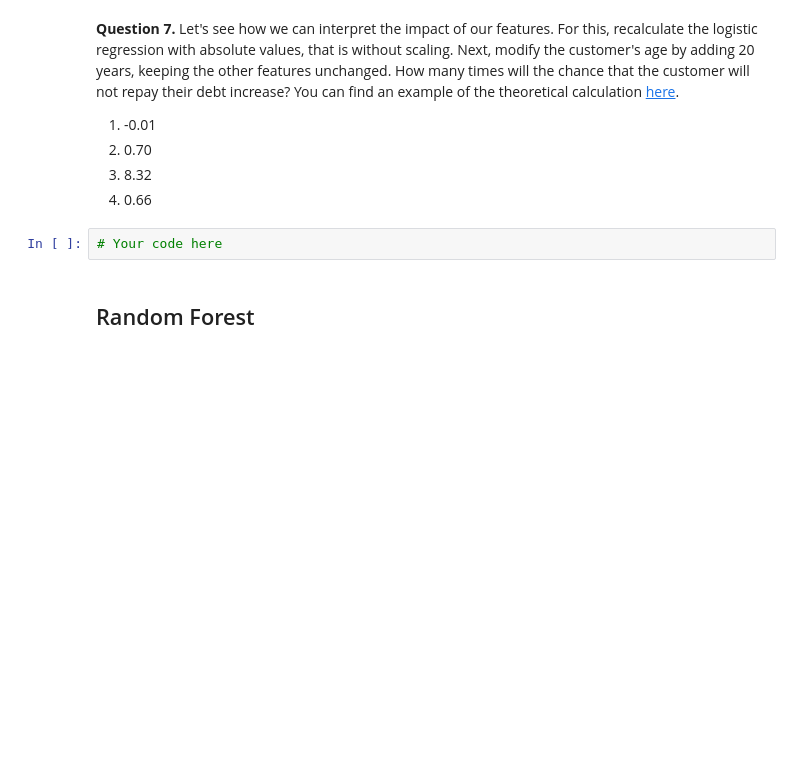
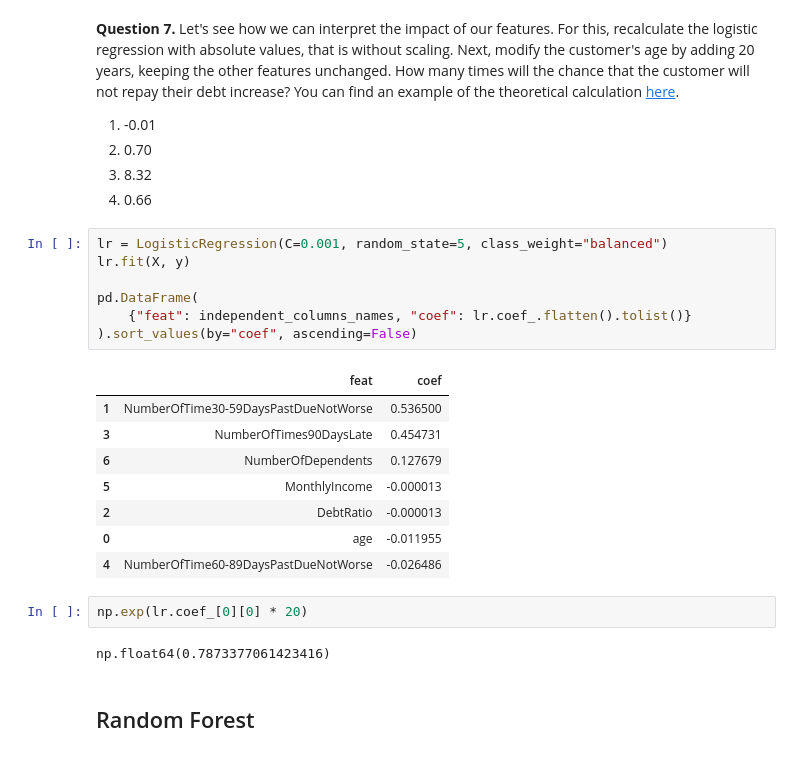
Before and after one commit to baha-celik-acn/internship-deliverables, a Jupyter notebook: mlcourse/topic_5_assignment.ipynb, the cells around one changed output. Saved outputs shown, nothing was run; the diff lists cells and outputs as text; blank space fills up the shorter version.

```diff
--- a/mlcourse/topic_5_assignment.ipynb
+++ b/mlcourse/topic_5_assignment.ipynb
@@ -267,8 +363,26 @@ One of the important metrics of model quality is the *Area Under the Curve (AUC)
 2. 0.70
 3. 8.32
 4. 0.66
-# %%
-# Your code here
+# %%
+lr = LogisticRegression(C=0.001, random_state=5, class_weight="balanced")
+lr.fit(X, y)
+
+pd.DataFrame(
+    {"feat": independent_columns_names, "coef": lr.coef_.flatten().tolist()}
+).sort_values(by="coef", ascending=False)
+# %% [output]
+|  | feat | coef |
+| 1 | NumberOfTime30-59DaysPastDueNotWorse | 0.536500 |
+| 3 | NumberOfTimes90DaysLate | 0.454731 |
+| 6 | NumberOfDependents | 0.127679 |
+| 5 | MonthlyIncome | -0.000013 |
+| 2 | DebtRatio | -0.000013 |
+| 0 | age | -0.011955 |
+| 4 | NumberOfTime60-89DaysPastDueNotWorse | -0.026486 |
+# %%
+np.exp(lr.coef_[0][0] * 20)
+# %% [output]
+np.float64(0.7873377061423416)
 # %% [markdown]
 ## Random Forest
 # %% [markdown]
```
Also changed, not shown: parts of 33 cells of this notebook.
